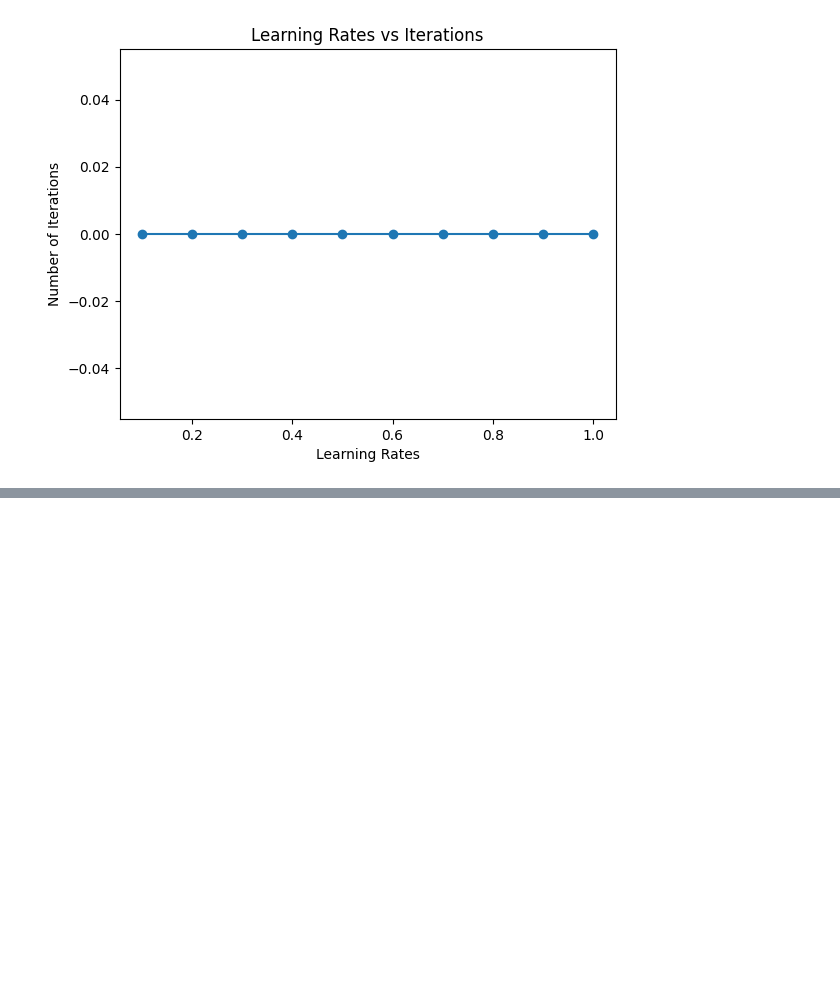
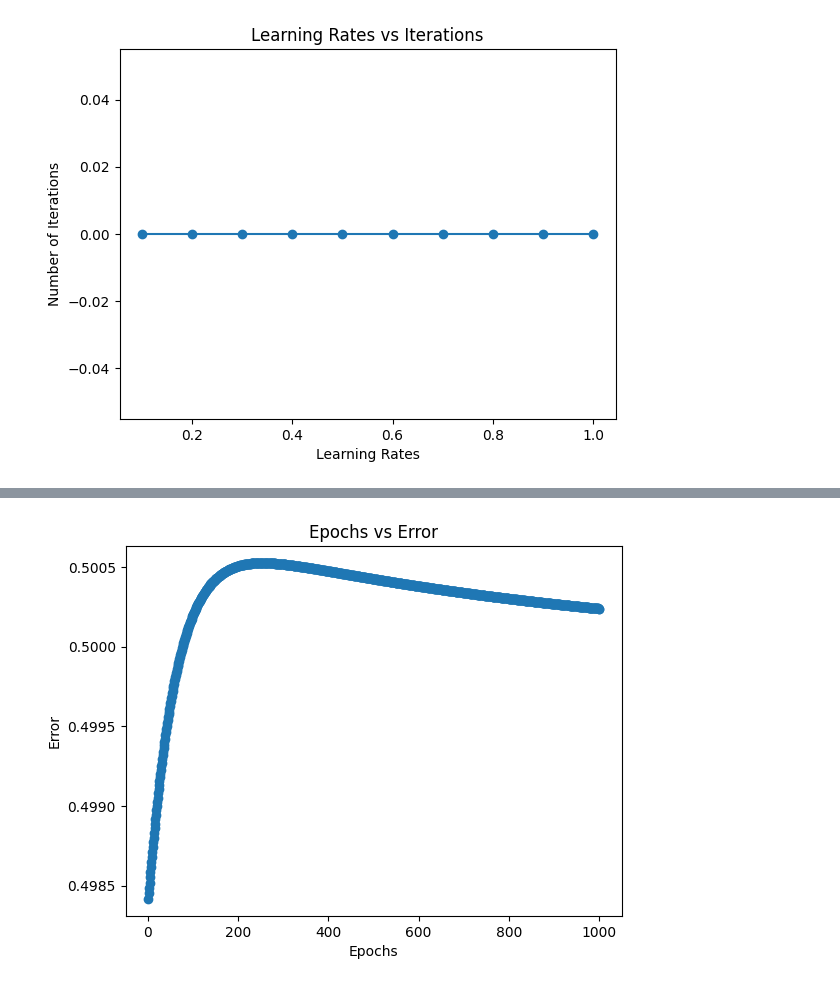
Before and after one commit to anirudh8124/Machine-Learning-21020, a Jupyter notebook: Copy of ML for 10th.ipynb, the cells around one changed output, grey strips where cells are left out. Drawn from its saved outputs; the diff is of its cells as text; code cells hidden in the pictures; blank space fills up the shorter version.

```diff
--- a/Copy of ML for 10th.ipynb
+++ b/Copy of ML for 10th.ipynb
@@ -83,3 +83,21 @@ plt.title('Learning Rates vs Iterations')
 plt.show()
 # %% [output]
 [figure]
+# %%
+#A4 Repeat the above exercises, A1 to A3,for XOR gate logic.
+from sklearn.neural_network import MLPClassifier
+import numpy as np
+
+# XOR gate input data
+X = np.array([[0, 0], [0, 1], [1, 0], [1, 1]])
+y_xor = np.array([0, 1, 1, 0])
+
+# Create MLP model
+mlp = MLPClassifier(hidden_layer_sizes=(2,), activation='logistic', max_iter=1000, learning_rate_init=0.05, random_state=42)
+
+# Train the model
+mlp.fit(X, y_xor)
+
+# Test the model
+predictions = mlp.predict(X)
+print("Predictions for XOR gate logic:", predictions)
@@ -85,0 +170,55 @@ plt.show()
+# %%
+#A7)Neural Network using Back-Propagation for AND Gate Logic
+# Initialize weights randomly
+input_layer_size = 2
+hidden_layer_size = 3
+output_layer_size = 1
+
+hidden_weights = np.random.rand(input_layer_size, hidden_layer_size)
+output_weights = np.random.rand(hidden_layer_size, output_layer_size)
+
+# Sigmoid activation function and its derivative
+def sigmoid(x):
+    return 1 / (1 + np.exp(-x))
+
+def sigmoid_derivative(x):
+    return x * (1 - x)
+
+# Training the neural network with back-propagation
+epochs = 1000
+errors = []
+
+for epoch in range(epochs):
+    # Forward propagation
+    hidden_input = np.dot(X, hidden_weights)
+    hidden_output = sigmoid(hidden_input)
+    output = sigmoid(np.dot(hidden_output, output_weights))
+
+    # Backpropagation
+    output_error = y_xor.reshape(-1, 1) - output
+    output_delta = output_error * sigmoid_derivative(output)
+
+    hidden_layer_error = output_delta.dot(output_weights.T)
+    hidden_layer_delta = hidden_layer_error * sigmoid_derivative(hidden_output)
+
+    # Update weights
+    output_weights += hidden_output.T.dot(output_delta) * learning_rate
+    hidden_weights += X.T.dot(hidden_layer_delta) * learning_rate
+
+    # Calculate total error
+    total_error = np.mean(np.abs(output_error))
+    errors.append(total_error)
+
+    # Check for convergence
+    if total_error <= 0.002:
+        print(f"Converged after {epoch} epochs.")
+        break
+
+# Plotting epochs against error values
+plt.plot(range(1, len(errors) + 1), errors, marker='o')
+plt.xlabel('Epochs')
+plt.ylabel('Error')
+plt.title('Epochs vs Error')
+plt.show()
+# %% [output]
+[figure, added]
```
Also changed, not shown: parts of 4 cells of this notebook.
